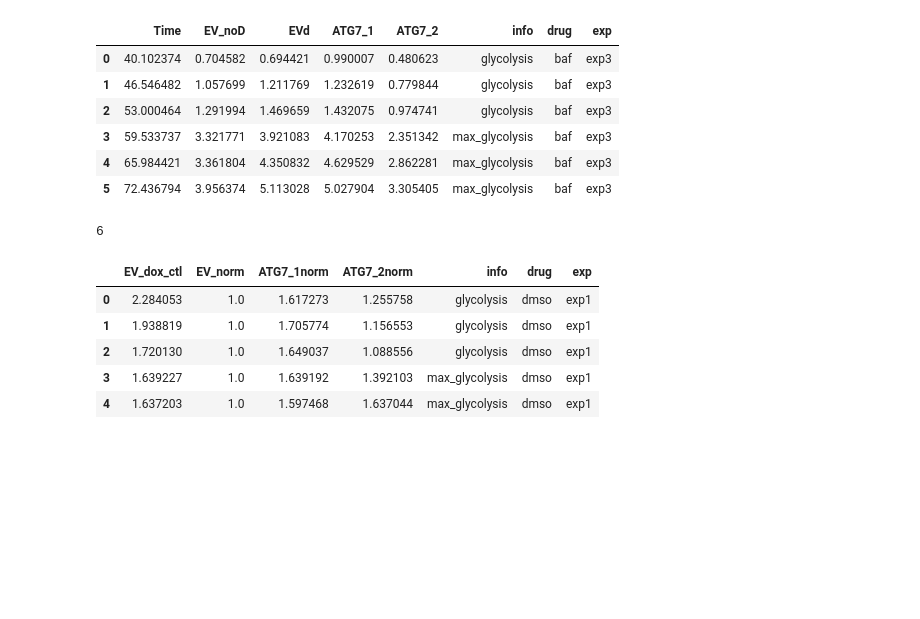
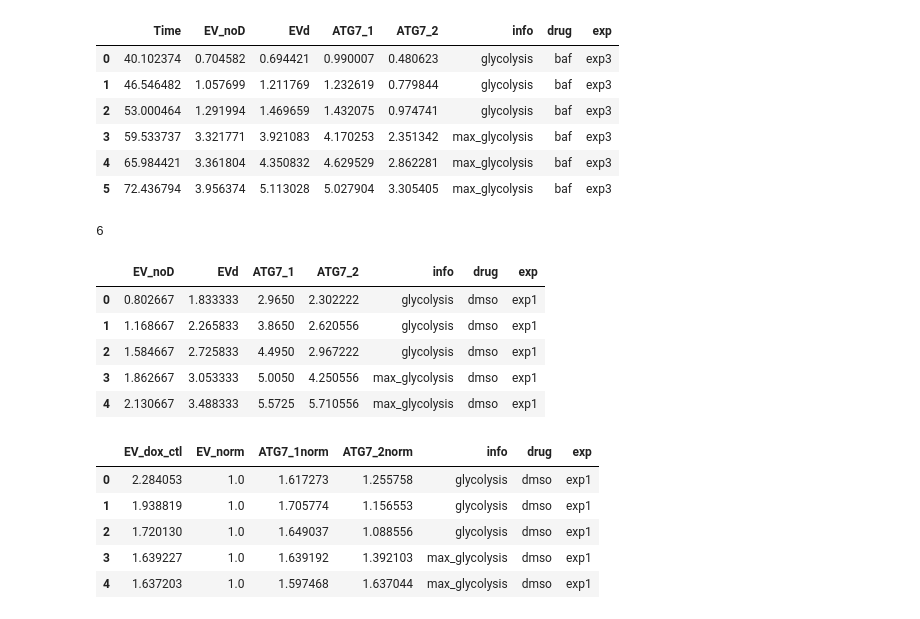
Before and after one commit to Keviosta/PhD_ATG7, a Jupyter notebook: ATG7/ATG7_in_vitro_cell_lines/Seahorse_mef/mef_seahorse_recap-Copy1.ipynb, the cells around one changed output. Cells and saved outputs as stored; diff of their text form; code cells hidden in the pictures; blank space fills up the shorter version.

```diff
--- a/ATG7/ATG7_in_vitro_cell_lines/Seahorse_mef/mef_seahorse_recap-Copy1.ipynb
+++ b/ATG7/ATG7_in_vitro_cell_lines/Seahorse_mef/mef_seahorse_recap-Copy1.ipynb
@@ -86,6 +86,19 @@ df
 len(ecar_exps_subst)
 # %% [output]
 6
+# %%
+#non normalized to see diff with baf
+ecar_exps_subst = pandas.concat([ecar_exps_subst[0], ecar_exps_subst[1], ecar_exps_subst[2],
+                              ecar_exps_subst[3], ecar_exps_subst[4], ecar_exps_subst[5]], axis=0)
+ecar_exps_subst= ecar_exps_subst.drop(['Time'], axis =1)
+ecar_exps_subst.head()
+# %% [output]
+|  | EV_noD | EVd | ATG7_1 | ATG7_2 | info | drug | exp |
+| 0 | 0.802667 | 1.833333 | 2.9650 | 2.302222 | glycolysis | dmso | exp1 |
+| 1 | 1.168667 | 2.265833 | 3.8650 | 2.620556 | glycolysis | dmso | exp1 |
+| 2 | 1.584667 | 2.725833 | 4.4950 | 2.967222 | glycolysis | dmso | exp1 |
+| 3 | 1.862667 | 3.053333 | 5.0050 | 4.250556 | max_glycolysis | dmso | exp1 |
+| 4 | 2.130667 | 3.488333 | 5.5725 | 5.710556 | max_glycolysis | dmso | exp1 |
 # %%
 steps = 'glycolysis', 'max_glycolysis'
 
```
Also changed, not shown: parts of 13 cells of this notebook, 1 other file.
